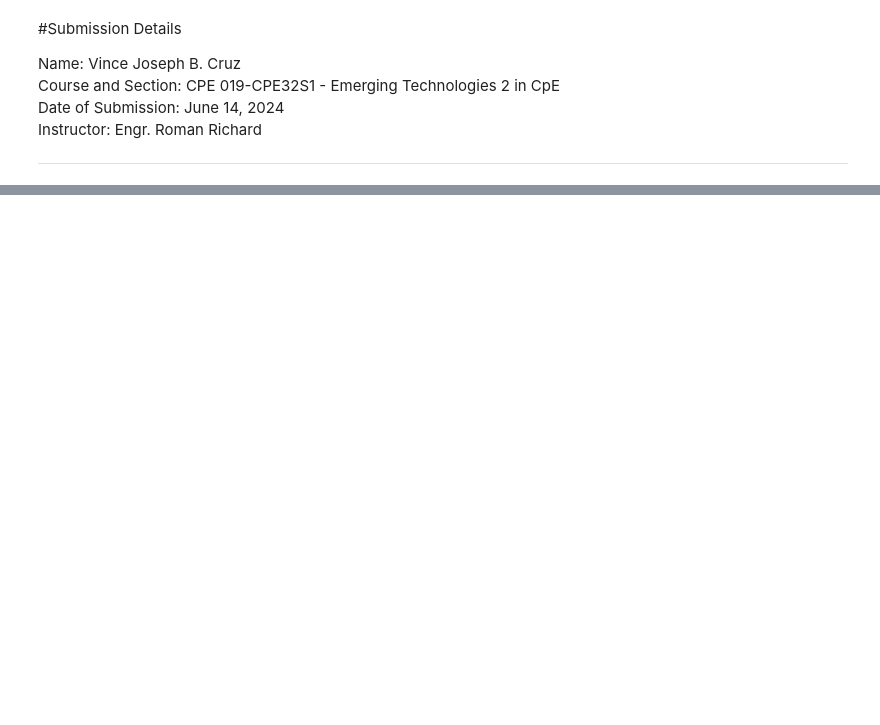
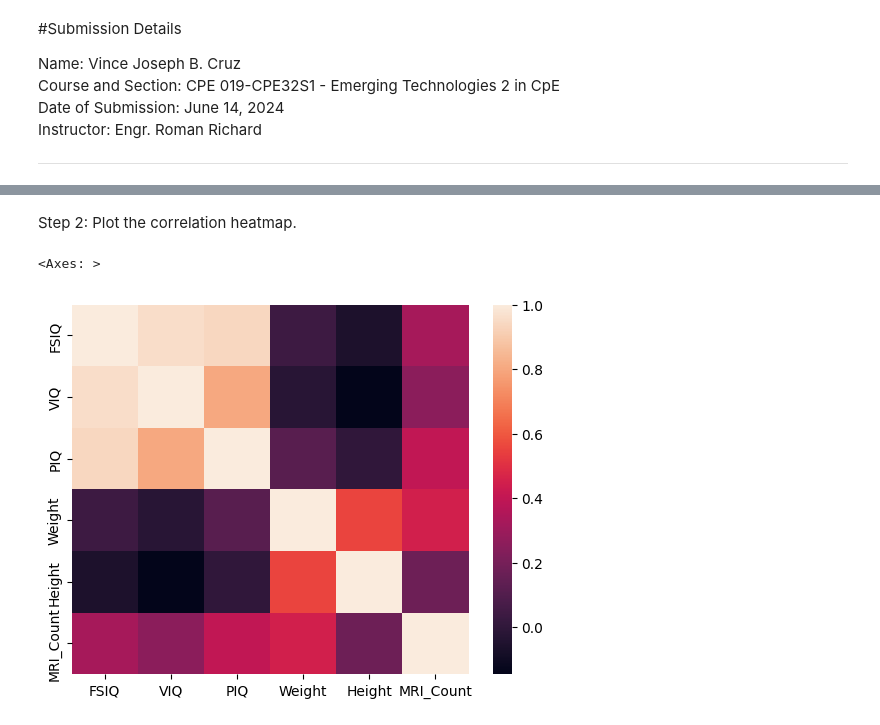
Before and after one commit to vncecruz/Emptech-2, a Jupyter notebook: Cruz_Hands_on_Activity_3_1_Data_Analysis.ipynb, the cells around one changed output, grey strips where cells are left out. Saved outputs shown, nothing was run; the diff lists cells and outputs as text; code cells hidden in the pictures; blank space fills up the shorter version.

```diff
--- a/Cruz_Hands_on_Activity_3_1_Data_Analysis.ipynb
+++ b/Cruz_Hands_on_Activity_3_1_Data_Analysis.ipynb
@@ -19,0 +146,11 @@ Part 4: Visualizing
+# %% [markdown]
+Step 2: Plot the correlation heatmap.
+# %%
+# Code cell 12
+import seaborn as sns
+wcorr = womenDf.select_dtypes(include=[np.number]).corr()
+sns.heatmap(wcorr)
+#plt.savefig('attribute_correlations.png', tight_layout=True)
+# %% [output]
+<Axes: >
+[figure, added]
```
Also changed, not shown: parts of 36 cells of this notebook.
